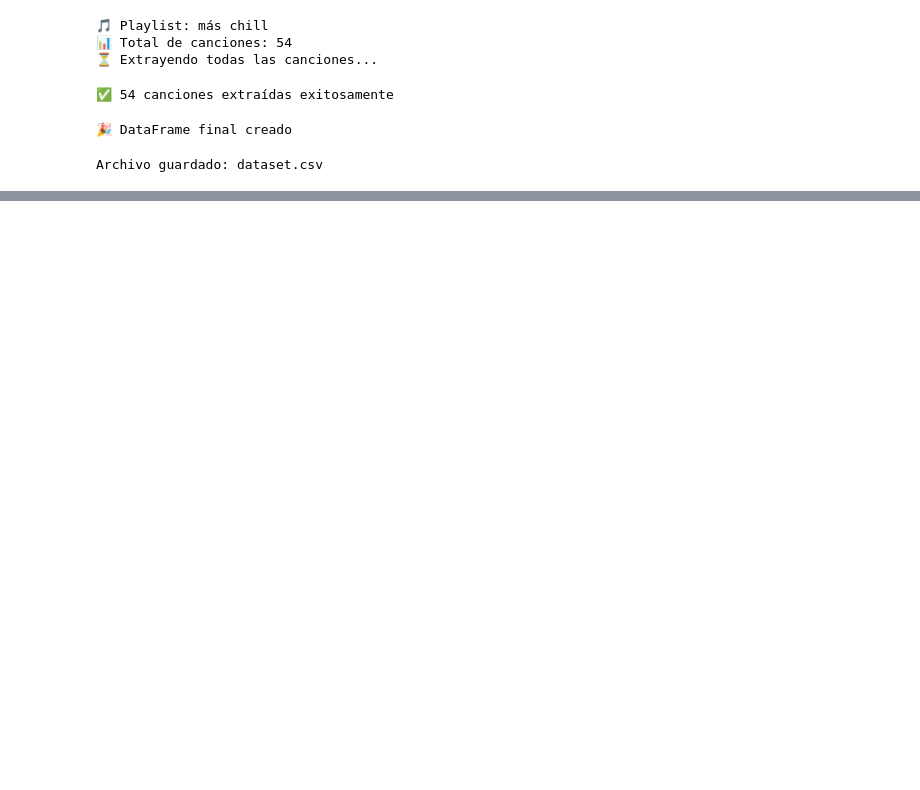
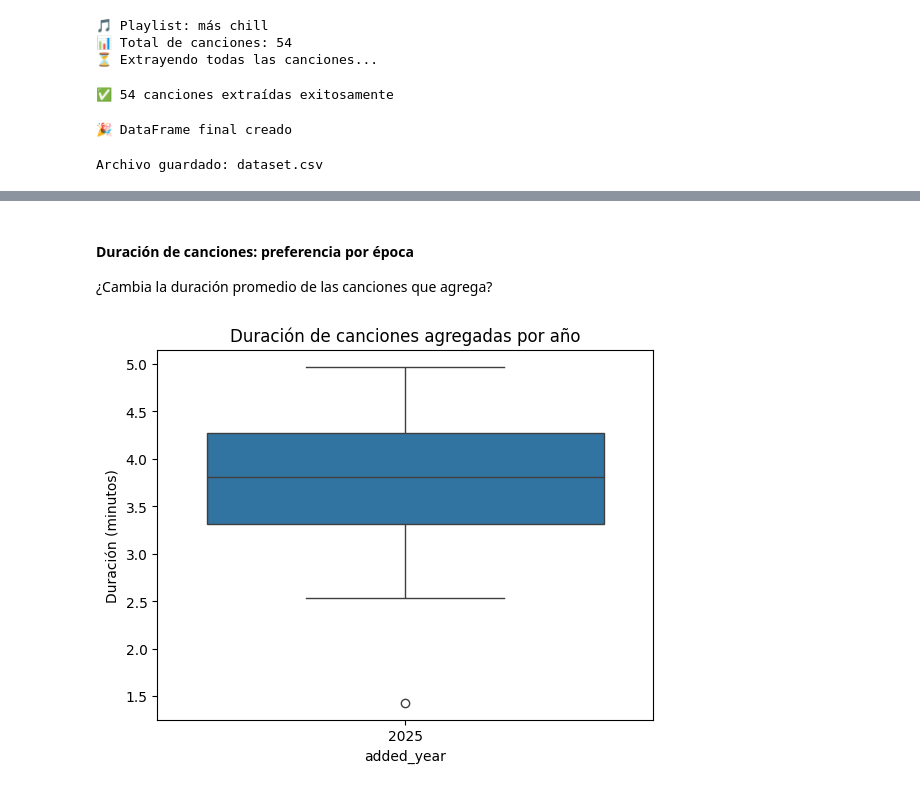
Before and after one commit to vickyguar/data-beats, a Jupyter notebook: data_beats.ipynb, the cells around one changed output, grey strips where cells are left out. Drawn from its saved outputs; the diff is of its cells as text; code cells hidden in the pictures; blank space fills up the shorter version.

```diff
--- a/data_beats.ipynb
+++ b/data_beats.ipynb
@@ -48,0 +75,10 @@ plt.show()
+# %% [markdown]
+#### Duración de canciones: preferencia por época
+¿Cambia la duración promedio de las canciones que agrega?
+# %%
+sns.boxplot(x='added_year', y='duration_minutes', data=df)
+plt.title("Duración de canciones agregadas por año")
+plt.ylabel("Duración (minutos)")
+plt.show()
+# %% [output]
+[figure, added]
```
Also changed, not shown: parts of 14 cells of this notebook.
